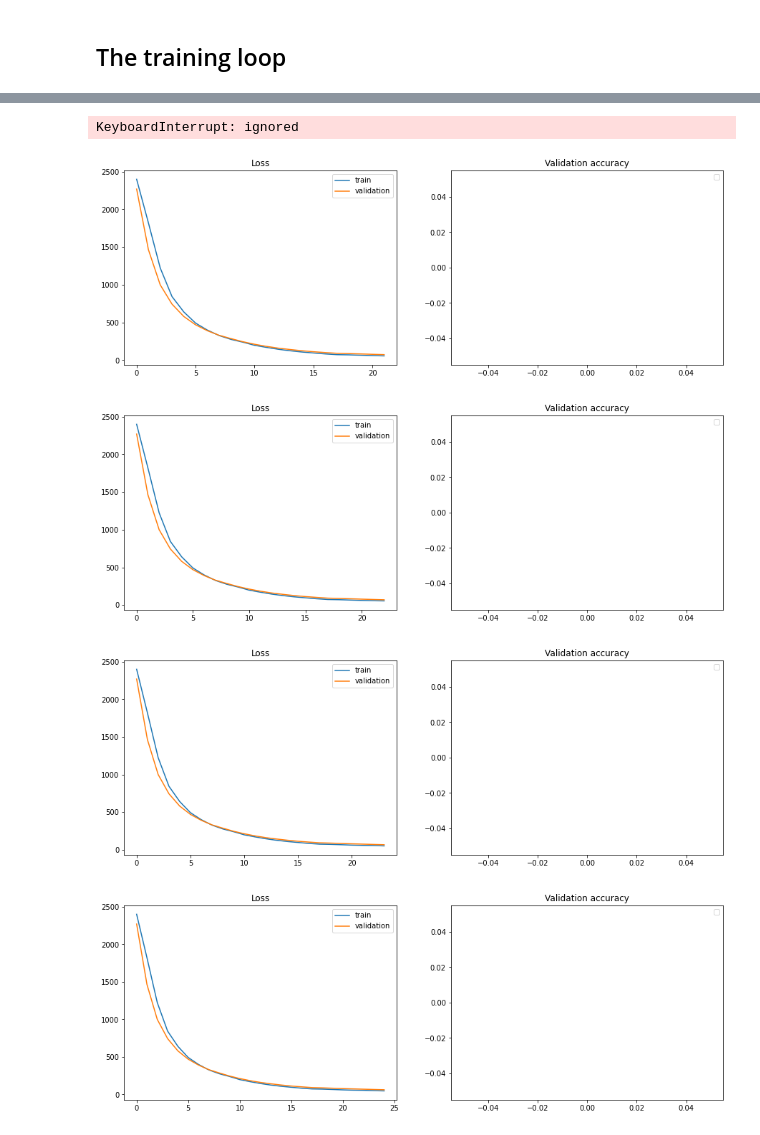
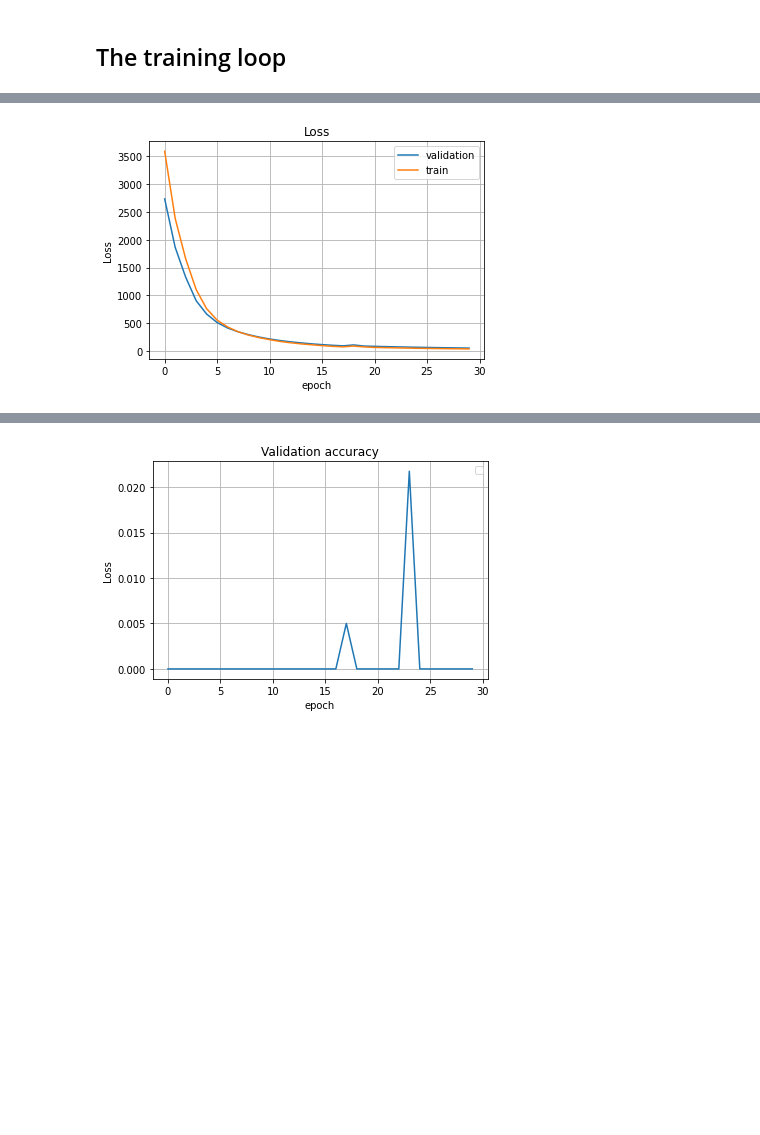
Before and after one commit to dart9905/coursework, a Jupyter notebook: KalmanNN/KalmanNN.ipynb, the cells around one changed output, grey strips where cells are left out. Saved outputs shown, nothing was run; the diff lists cells and outputs as text; code cells hidden in the pictures; blank space fills up the shorter version.

```diff
--- a/KalmanNN/KalmanNN.ipynb
+++ b/KalmanNN/KalmanNN.ipynb
@@ -402,18 +402,24 @@ def rnn_loop(trajectories_rnn, batch_ix, device):
     return torch.stack(logprobs, dim=1)
 # %% [markdown]
 ## Drawing
-# %%
-def plot_train_process(train_loss, val_loss, val_accuracy):
-    fig, axes = plt.subplots(1, 2, figsize=(15, 5))
-
-    axes[0].set_title('Loss')
-    axes[0].plot(train_loss, label='train')
-    axes[0].plot(val_loss, label='validation')
-    axes[0].legend()
-
-    axes[1].set_title('Validation accuracy')
-    axes[1].plot(val_accuracy)
-    axes[1].legend()
+# %%
+def plot_train_process(train_loss, val_loss):
+  plt.title('Loss')
+  plt.ylabel('Loss')
+  plt.xlabel('epoch')
+  plt.plot(val_loss, label='validation')
+  plt.plot(train_loss, label='train')
+  plt.legend()
+  plt.grid(True)
+  plt.show()
+
+  plt.title('Validation accuracy')
+  plt.ylabel('Loss')
+  plt.xlabel('epoch')
+  plt.plot(val_accuracy, label='accuracy')
+  plt.legend()
+  plt.grid(True)
+  plt.show()
 # %% [markdown]
 ## Pre Training
 # %%
@@ -457,7 +463,7 @@ BATCH_SIZE =100
 SET_LONG = min_len_trajectory
 VEC_DIM = 3
 MEM_RNN = SET_LONG*15
-EPOC_NUM = 21
+EPOC_NUM = 30
 # %%
 train_data = create_dataset(
     dset,
@@ -544,7 +550,7 @@ val_accuracy = []
 # epoc
 for epoc in range(EPOC_NUM):
   if epoc == 18:
-    opt_c = 1
+    opt_c += 1
     opt = torch.optim.Adam(trajectories_rnn.parameters(), lr=1e-4) # lr=1e-4
 
   ep_train_loss = []
@@ -593,17 +599,21 @@ for epoc in range(EPOC_NUM):
           actual_next_tokens.contiguous().view(-1)
       )
       ep_val_loss.append(loss.cpu().data.numpy())
+      ep_val_accuracy.append(np.sum(predictions_logp.cpu().numpy() == actual_next_tokens.cpu().numpy().astype(float))/ len(actual_next_tokens.cpu()))
 
   # print the results for this epoch:
   clear_output(True)
+
   if error > 0:
     print('Warning: the network is hard to learn.')
+  if opt_c > 0:
+    print('the optimizer changed the step №', opt_c)
   print(f'Epoch {epoc + 1} of {EPOC_NUM} took {time.time() - start_time:.3f}s')
 
   train_loss.append(np.mean(ep_train_loss))
   val_loss.append(np.mean(ep_val_loss))
   val_accuracy.append(np.mean(ep_val_accuracy))
-  # plot_train_process(train_loss, val_loss, val_accuracy)
+  plot_train_process(train_loss, val_loss)
 
   if train_loss[0] < train_loss[-1]:
     error+=1
@@ -612,0 +624 @@ No handles with labels found to put in legend.
+[figure, new version]
@@ -614,5 +626 @@ Epoch 6 of 21 took 2.515s
-KeyboardInterrupt: ignored
-[figure, old version]
-[figure, old version]
+[figure, new version]
-[figure, removed]
-[figure, removed]
```
Also changed, not shown: parts of 6 cells of this notebook.
